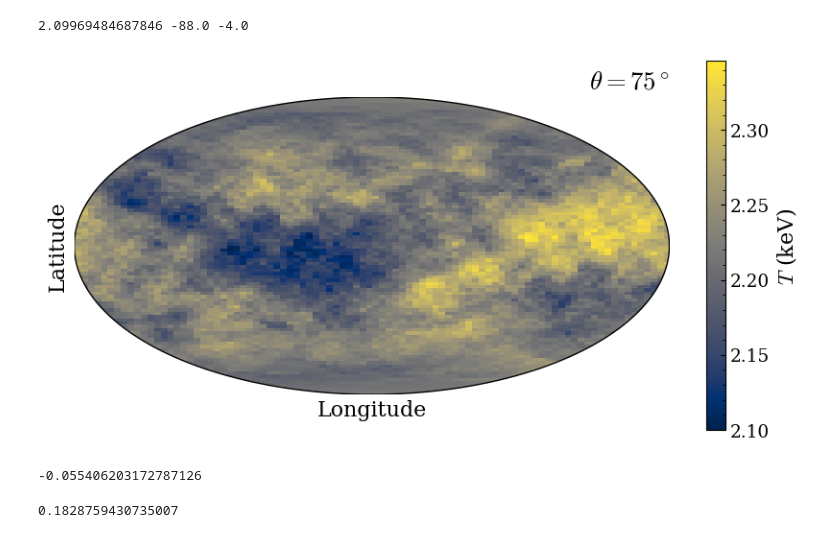
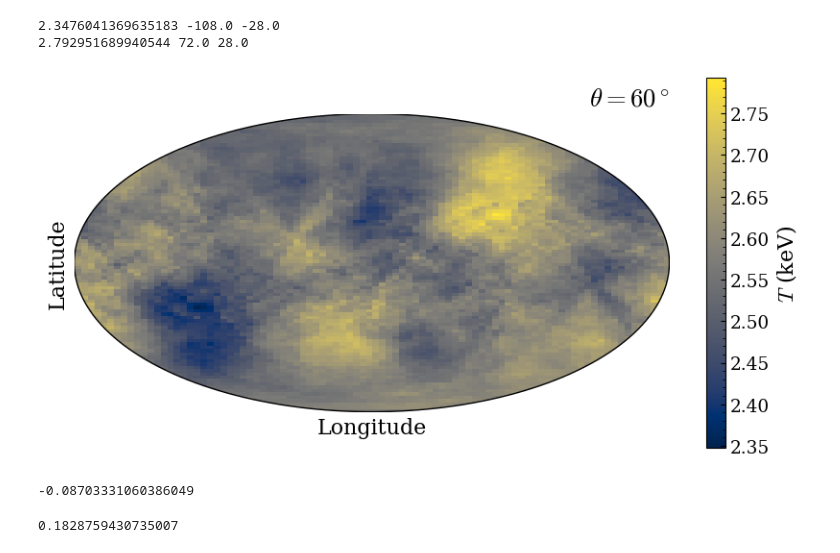
Before and after one commit to YujieH3/anisotropy-flamingo, a Jupyter notebook: notebooks/37__plot_check_quantity_distribution.ipynb, the cells around one changed output. Saved outputs shown, nothing was run; the diff lists cells and outputs as text; code cells hidden in the pictures.

Commit message:
Done plotting fit all relaitons

```diff
--- a/notebooks/37__plot_check_quantity_distribution.ipynb
+++ b/notebooks/37__plot_check_quantity_distribution.ipynb
@@ -23,43 +20,45 @@ from mpl_toolkits.basemap import Basemap
 m = Basemap(projection='hammer', lon_0=0)
 
 # -------------------------------||Parameters||---------------------------------
-cone_size = 75
+cone_size = 60
 lon_step = 4
 lat_step = 2
 n_clusters = 313
-lc = 0
+lc = 1
 data = pd.read_csv(f'../data/samples_in_lightcone{lc}_with_trees_duplicate_excision_outlier_excision.csv')
 #-------------------------------------------------------------------------------
 
 
 # Only 313 highest Lcore/Ltot clusters
 data = data[:n_clusters]
 
 
 fig, ax = plt.subplots(1, 1, figsize=(10, 5))
 
 qty = cf.COLUMNS['T']
 lons,lats,map,_ = cf.make_qty_map(data, qty=qty, cone_size=cone_size, lon_step=lon_step, lat_step=lat_step)
 
 map = cf.make_dipole_map(map, lons, lats, central=np.mean(map))
 
 # Plot the map
 cp._sky_map_(map, colorbar_label='$T$ (keV)', ax=ax, cmap='cividis')
 
 # Set the title
 ax.set_title(f'$\\theta={cone_size}^\\circ$', loc='right')
 
 # # Highlight some directions
 print(np.min(map), lons[np.argmin(map)], lats[np.argmin(map)])
+print(np.max(map), lons[np.argmax(map)], lats[np.argmax(map)])
 # plt.savefig(f'/Users/yujiehe/Documents/projects/project-anisotropy/plots/forpaper/discuss-temperature-map-theta{cone_size}-lc{lc}.pdf', bbox_inches='tight')
 plt.show()
 # %% [output]
-2.09969484687846 -88.0 -4.0
+2.3476041369635183 -108.0 -28.0
+2.792951689940544 72.0 28.0
-[figure, old version]
+[figure, new version]
 # %%
-(2.0996 - np.mean(map))/np.mean(map)
+(np.min(map) - np.mean(map))/np.mean(map)
 # %% [output]
--0.055406203172787126
+-0.08703331060386049
 # %%
 
 import sys
```
Also changed, not shown: parts of 1 cell of this notebook, 9 other files.
